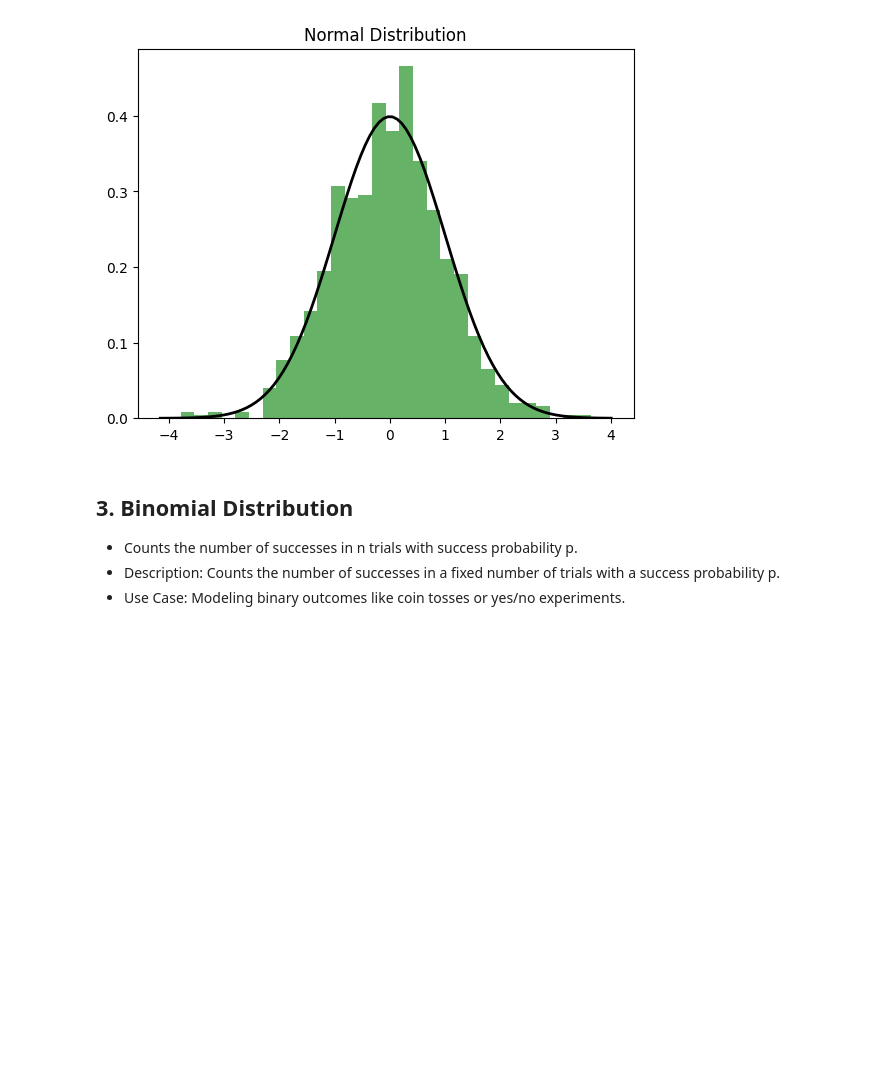
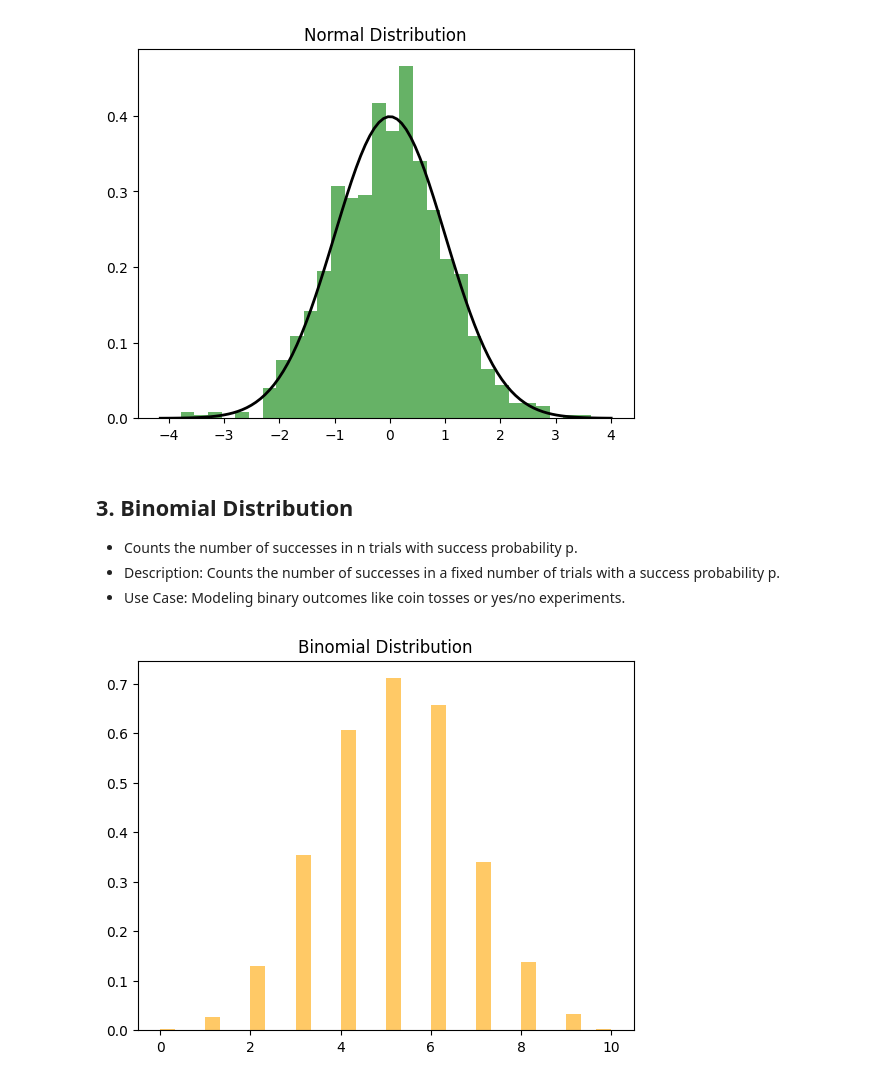
Before and after one commit to manojkumar211/Machine-Learning-All, a Jupyter notebook: experiment/distribution.ipynb, the cells around one changed output. Saved outputs shown, nothing was run; the diff lists cells and outputs as text; code cells hidden in the pictures; blank space fills up the shorter version.

```diff
--- a/experiment/distribution.ipynb
+++ b/experiment/distribution.ipynb
@@ -45,3 +45,16 @@ plt.show()
 - Counts the number of successes in n trials with success probability p.
 - Description: Counts the number of successes in a fixed number of trials with a success probability p.
 - Use Case: Modeling binary outcomes like coin tosses or yes/no experiments.
+# %%
+from scipy.stats import binom
+
+# Parameters
+n, p = 10, 0.5
+data = binom.rvs(n, p, size=1000)
+
+# Plot
+plt.hist(data, bins=30, density=True, alpha=0.6, color='orange')
+plt.title("Binomial Distribution")
+plt.show()
+# %% [output]
+[figure, added]
```
